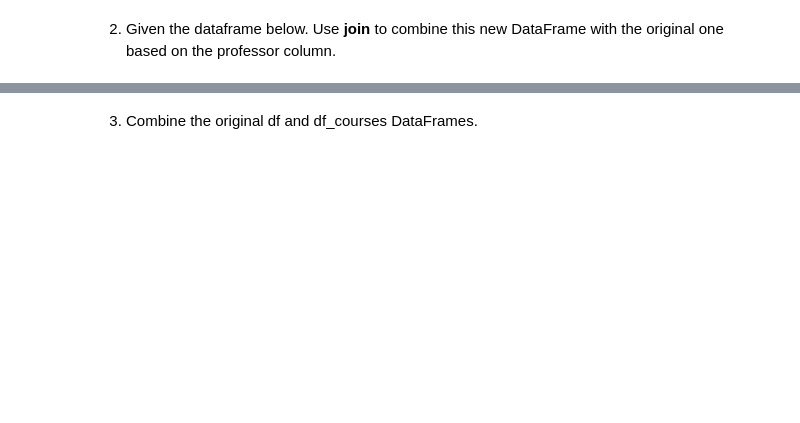
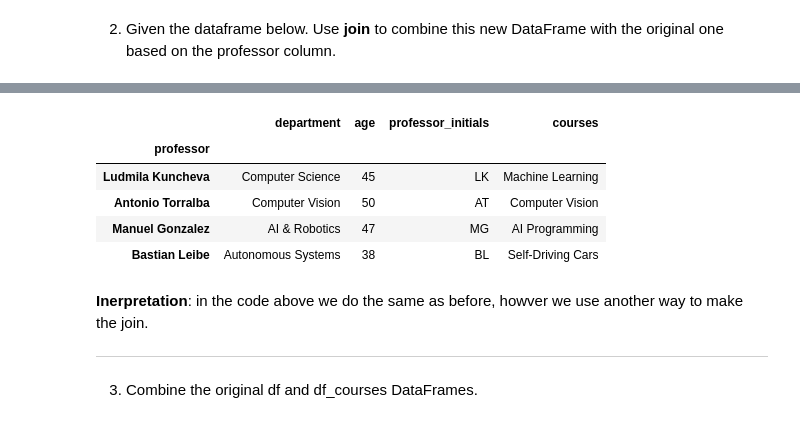
Before and after one commit to EAC-21/Python-for-Data-Science, a Jupyter notebook: Assigment 7/session_7.ipynb, the cells around one changed output, grey strips where cells are left out. Cells and saved outputs as stored; diff of their text form; code cells hidden in the pictures; blank space fills up the shorter version.

```diff
--- a/Assigment 7/session_7.ipynb
+++ b/Assigment 7/session_7.ipynb
@@ -799,3 +850,27 @@ df_courses = pd.DataFrame(courses_data)
+# %%
+courses_data = {
+    'professor': ['Ludmila Kuncheva', 'Antonio Torralba', 'Manuel Gonzalez', 'Bastian Leibe'],
+    'courses': ['Machine Learning', 'Computer Vision', 'AI Programming', 'Self-Driving Cars']
+}
+
+df_courses = pd.DataFrame(courses_data)
+df_courses.set_index('professor', inplace=True)
+
+# Joining the DataFrames on the index
+df_combined = df.join(df_courses)
+
+df_combined
+# %% [output]
+|  | department | age | professor_initials | courses |
+| professor |  |  |  |  |
+| Ludmila Kuncheva | Computer Science | 45 | LK | Machine Learning |
+| Antonio Torralba | Computer Vision | 50 | AT | Computer Vision |
+| Manuel Gonzalez | AI & Robotics | 47 | MG | AI Programming |
+| Bastian Leibe | Autonomous Systems | 38 | BL | Self-Driving Cars |
+# %% [markdown]
+**Inerpretation**: in the code above we do the same as before, howver we use another way to make the join.
+
+---
 # %% [markdown]
 3. Combine the original df and df_courses DataFrames.
 # %%
```
Also changed, not shown: parts of 8 cells of this notebook, 3 other files.
